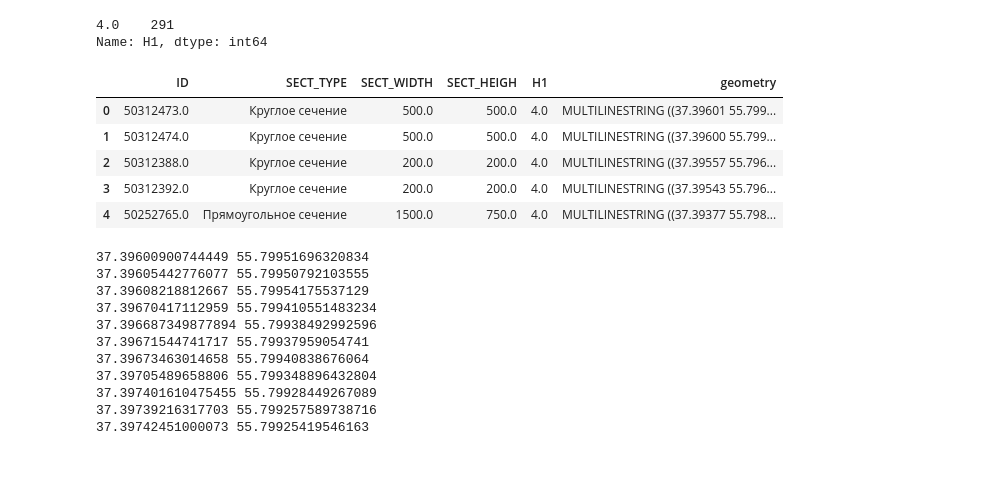
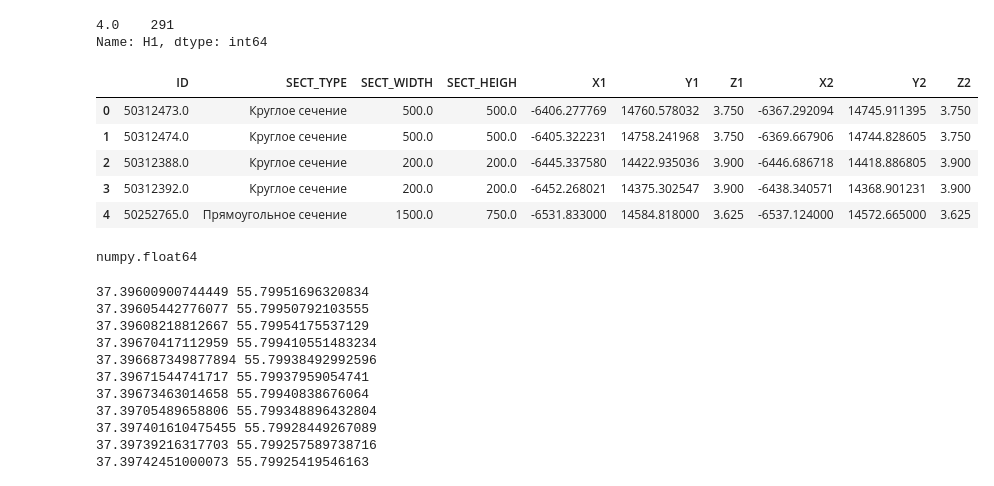
Before and after one commit to Sladge17/gpkg2obj, a Jupyter notebook: pynbook.ipynb, the cells around one changed output. Cells and saved outputs as stored; diff of their text form; code cells hidden in the pictures.

```diff
--- a/pynbook.ipynb
+++ b/pynbook.ipynb
@@ -205,15 +205,20 @@ data['H1'].value_counts(dropna=False)
 4.0    291
 Name: H1, dtype: int64
 # %%
-df = data[['ID', 'SECT_TYPE', 'SECT_WIDTH', 'SECT_HEIGH', 'H1', 'geometry']]
+# df = data[['ID', 'SECT_TYPE', 'SECT_WIDTH', 'SECT_HEIGH', 'H1', 'geometry']]
+df = data[['ID', 'SECT_TYPE', 'SECT_WIDTH', 'SECT_HEIGH', 'X1', 'Y1', 'Z1', 'X2', 'Y2', 'Z2']]
 df.head()
 # %% [output]
-|  | ID | SECT_TYPE | SECT_WIDTH | SECT_HEIGH | H1 | geometry |
-| 0 | 50312473.0 | Круглое сечение | 500.0 | 500.0 | 4.0 | MULTILINESTRING ((37.39601 55.799... |
-| 1 | 50312474.0 | Круглое сечение | 500.0 | 500.0 | 4.0 | MULTILINESTRING ((37.39600 55.799... |
-| 2 | 50312388.0 | Круглое сечение | 200.0 | 200.0 | 4.0 | MULTILINESTRING ((37.39557 55.796... |
-| 3 | 50312392.0 | Круглое сечение | 200.0 | 200.0 | 4.0 | MULTILINESTRING ((37.39543 55.796... |
-| 4 | 50252765.0 | Прямоугольное сечение | 1500.0 | 750.0 | 4.0 | MULTILINESTRING ((37.39377 55.798... |
+|  | ID | SECT_TYPE | SECT_WIDTH | SECT_HEIGH | X1 | Y1 | Z1 | X2 | Y2 | Z2 |
+| 0 | 50312473.0 | Круглое сечение | 500.0 | 500.0 | -6406.277769 | 14760.578032 | 3.750 | -6367.292094 | 14745.911395 | 3.750 |
+| 1 | 50312474.0 | Круглое сечение | 500.0 | 500.0 | -6405.322231 | 14758.241968 | 3.750 | -6369.667906 | 14744.828605 | 3.750 |
+| 2 | 50312388.0 | Круглое сечение | 200.0 | 200.0 | -6445.337580 | 14422.935036 | 3.900 | -6446.686718 | 14418.886805 | 3.900 |
+| 3 | 50312392.0 | Круглое сечение | 200.0 | 200.0 | -6452.268021 | 14375.302547 | 3.900 | -6438.340571 | 14368.901231 | 3.900 |
+| 4 | 50252765.0 | Прямоугольное сечение | 1500.0 | 750.0 | -6531.833000 | 14584.818000 | 3.625 | -6537.124000 | 14572.665000 | 3.625 |
+# %%
+type(df['SECT_WIDTH'][0])
+# %% [output]
+numpy.float64
 # %%
 ## FORM FOR MAIN CYCLE !!!!!!!!
 
```
Also changed, not shown: 3 other files.
